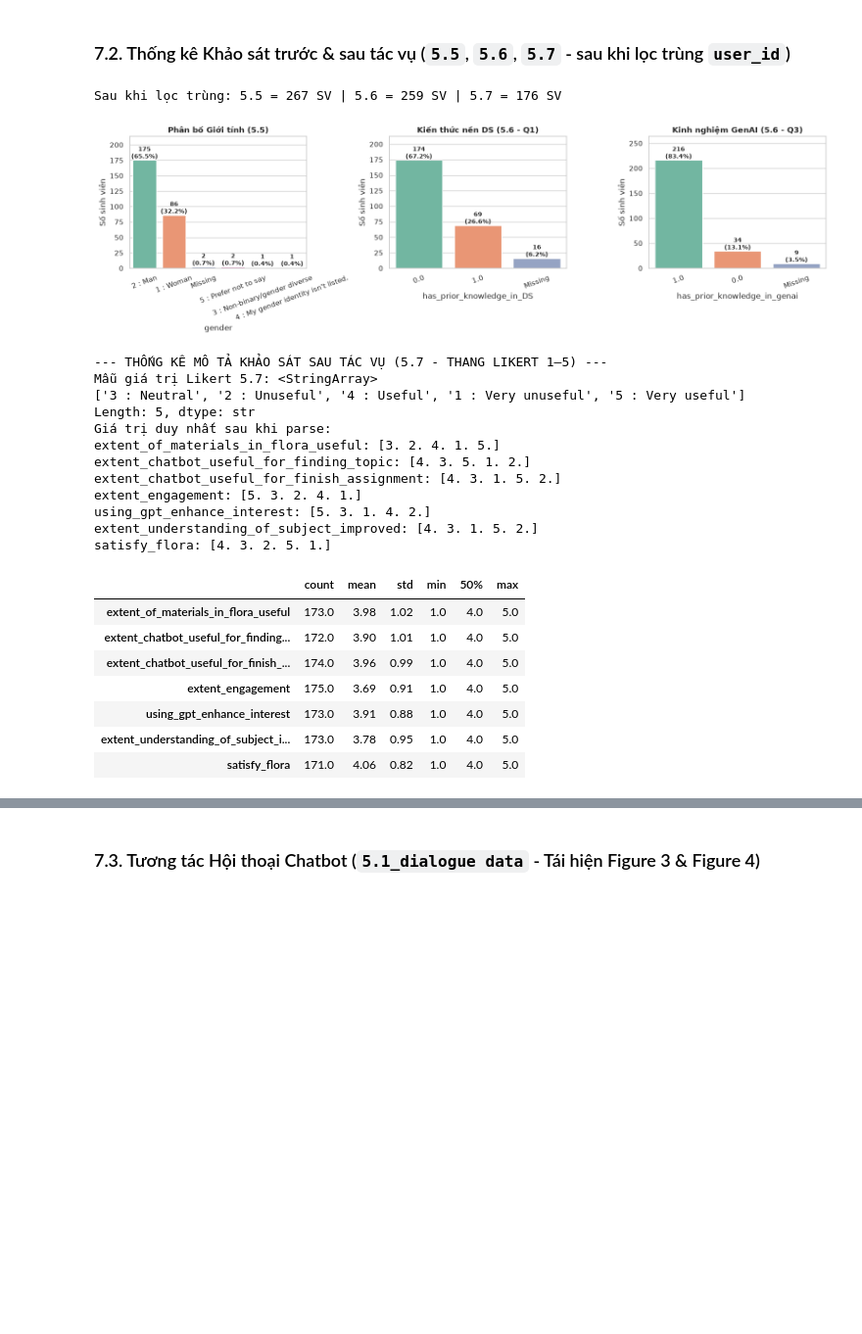
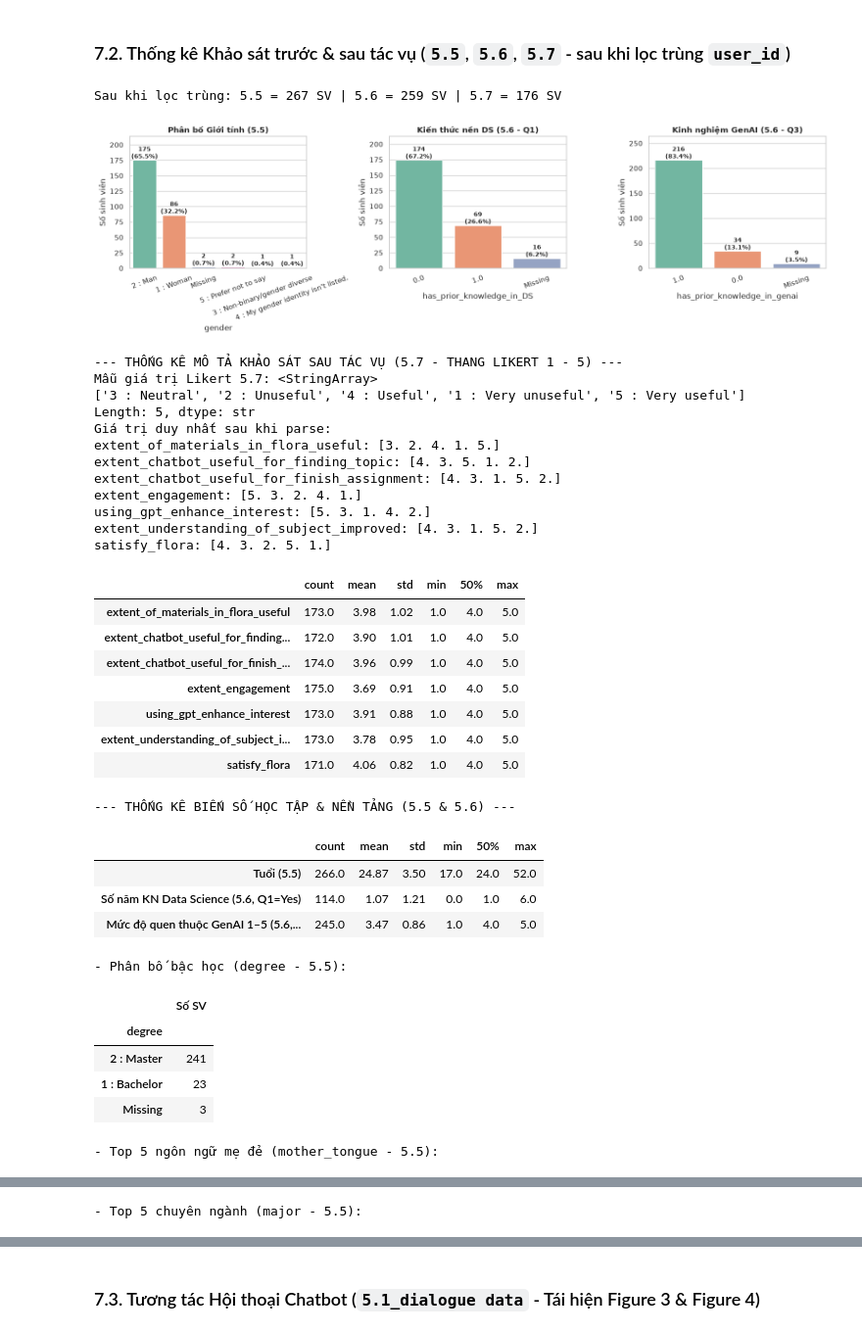
Before and after one commit to hhkc861/FLoRA_Data_Mining, a Jupyter notebook: FLoRa_Data_Analysis.ipynb, the cells around one changed output, grey strips where cells are left out. Shown at 98% size. Saved outputs shown, nothing was run; the diff lists cells and outputs as text; code cells hidden in the pictures; blank space fills up the shorter version.

```diff
--- a/FLoRa_Data_Analysis.ipynb
+++ b/FLoRa_Data_Analysis.ipynb
@@ -521,7 +637,7 @@ post_clean     = dedup_survey(post_survey)
 
 print(f"Sau khi lọc trùng: 5.5 = {len(pre_bio_clean)} SV | 5.6 = {len(pre_know_clean)} SV | 5.7 = {len(post_clean)} SV")
 
-# Biểu đồ Giới tính (5.5) & Kiến thức nền DS/GenAI (5.6) theo style barplot có % của OULAD
+# Biểu đồ Giới tính (5.5) & Kiến thức nền DS/GenAI (5.6))
 fig, axes = plt.subplots(1, 3, figsize=(16, 4.8))
 
 for ax, (series, title) in zip(axes, [
@@ -550,7 +666,7 @@ likert_cols = [
     'extent_chatbot_useful_for_finish_assignment', 'extent_engagement',
     'using_gpt_enhance_interest', 'extent_understanding_of_subject_improved', 'satisfy_flora'
 ]
-print("\n--- THỐNG KÊ MÔ TẢ KHẢO SÁT SAU TÁC VỤ (5.7 - THANG LIKERT 1–5) ---")
+print("\n--- THỐNG KÊ MÔ TẢ KHẢO SÁT SAU TÁC VỤ (5.7 - THANG LIKERT 1 - 5) ---")
 # Kiểm tra nhanh các giá trị duy nhất trước khi ép kiểu
 print("Mẫu giá trị Likert 5.7:", post_clean[likert_cols[0]].dropna().unique()[:10])
 
@@ -561,31 +677,64 @@ def parse_likert(series):
     return num
 
 likert_num = post_clean[likert_cols].apply(parse_likert)
 # Nếu num vẫn bị NaN do file lưu toàn chữ (vd: "Very useful"), in unique() ra để viết dict map 1..5!
 print("Giá trị duy nhất sau khi parse:")
 for col in likert_cols:
     print(f"{col}: {likert_num[col].dropna().unique()}")
 display(likert_num.describe().round(2).T[['count', 'mean', 'std', 'min', '50%', 'max']])
+
+# Thống kê bổ sung các biến nền quan trọng ở 5.5 và 5.6
+pre_bio_clean['age_num'] = pd.to_numeric(pre_bio_clean['age'], errors='coerce')
+pre_know_clean['years_exp_num'] = pd.to_numeric(pre_know_clean['years_of_experience'], errors='coerce')
+pre_know_clean['familiar_genai_num'] = parse_likert(pre_know_clean['extent_of_familiar_genai'])
+
+print("\n--- THỐNG KÊ BIẾN SỐ HỌC TẬP & NỀN TẢNG (5.5 & 5.6) ---")
+display(pd.DataFrame({
+    'Tuổi (5.5)': pre_bio_clean['age_num'].describe(),
+    'Số năm KN Data Science (5.6, Q1=Yes)': pre_know_clean['years_exp_num'].describe(),
+    'Mức độ quen thuộc GenAI 1–5 (5.6, Q3=Yes)': pre_know_clean['familiar_genai_num'].describe()
+}).round(2).T[['count', 'mean', 'std', 'min', '50%', 'max']])
+
+print("\n- Phân bố bậc học (degree - 5.5):")
+display(pre_bio_clean['degree'].fillna('Missing').value_counts().to_frame('Số SV'))
+
+print("- Top 5 ngôn ngữ mẹ đẻ (mother_tongue - 5.5):")
+display(pre_bio_clean['mother_tongue'].fillna('Missing').str.strip().value_counts().head(5).to_frame('Số SV'))
+
+print("- Top 5 chuyên ngành (major - 5.5):")
+display(pre_bio_clean['major'].fillna('Missing').str.strip().value_counts().head(5).to_frame('Số SV'))
 # %% [output]
 Sau khi lọc trùng: 5.5 = 267 SV | 5.6 = 259 SV | 5.7 = 176 SV
 [figure]
---- THỐNG KÊ MÔ TẢ KHẢO SÁT SAU TÁC VỤ (5.7 - THANG LIKERT 1–5) ---
+--- THỐNG KÊ MÔ TẢ KHẢO SÁT SAU TÁC VỤ (5.7 - THANG LIKERT 1 - 5) ---
 Mẫu giá trị Likert 5.7: <StringArray>
 ['3 : Neutral', '2 : Unuseful', '4 : Useful', '1 : Very unuseful', '5 : Very useful']
 Length: 5, dtype: str
 Giá trị duy nhất sau khi parse:
 extent_of_materials_in_flora_useful: [3. 2. 4. 1. 5.]
 extent_chatbot_useful_for_finding_topic: [4. 3. 5. 1. 2.]
 extent_chatbot_useful_for_finish_assignment: [4. 3. 1. 5. 2.]
 extent_engagement: [5. 3. 2. 4. 1.]
 using_gpt_enhance_interest: [5. 3. 1. 4. 2.]
 extent_understanding_of_subject_improved: [4. 3. 1. 5. 2.]
 satisfy_flora: [4. 3. 2. 5. 1.]
 |  | count | mean | std | min | 50% | max |
 | extent_of_materials_in_flora_useful | 173.0 | 3.98 | 1.02 | 1.0 | 4.0 | 5.0 |
 | extent_chatbot_useful_for_finding... | 172.0 | 3.90 | 1.01 | 1.0 | 4.0 | 5.0 |
 | extent_chatbot_useful_for_finish_... | 174.0 | 3.96 | 0.99 | 1.0 | 4.0 | 5.0 |
 | extent_engagement | 175.0 | 3.69 | 0.91 | 1.0 | 4.0 | 5.0 |
 | using_gpt_enhance_interest | 173.0 | 3.91 | 0.88 | 1.0 | 4.0 | 5.0 |
 | extent_understanding_of_subject_i... | 173.0 | 3.78 | 0.95 | 1.0 | 4.0 | 5.0 |
 | satisfy_flora | 171.0 | 4.06 | 0.82 | 1.0 | 4.0 | 5.0 |
+--- THỐNG KÊ BIẾN SỐ HỌC TẬP & NỀN TẢNG (5.5 & 5.6) ---
+|  | count | mean | std | min | 50% | max |
+| Tuổi (5.5) | 266.0 | 24.87 | 3.50 | 17.0 | 24.0 | 52.0 |
+| Số năm KN Data Science (5.6, Q1=Yes) | 114.0 | 1.07 | 1.21 | 0.0 | 1.0 | 6.0 |
+| Mức độ quen thuộc GenAI 1–5 (5.6,... | 245.0 | 3.47 | 0.86 | 1.0 | 4.0 | 5.0 |
+- Phân bố bậc học (degree - 5.5):
+|  | Số SV |
+| degree |  |
+| 2 : Master | 241 |
+| 1 : Bachelor | 23 |
+| Missing | 3 |
+- Top 5 ngôn ngữ mẹ đẻ (mother_tongue - 5.5):
@@ -591,0 +748 @@ satisfy_flora: [4. 3. 2. 5. 1.]
+- Top 5 chuyên ngành (major - 5.5):
```
Also changed, not shown: parts of 13 cells of this notebook.
